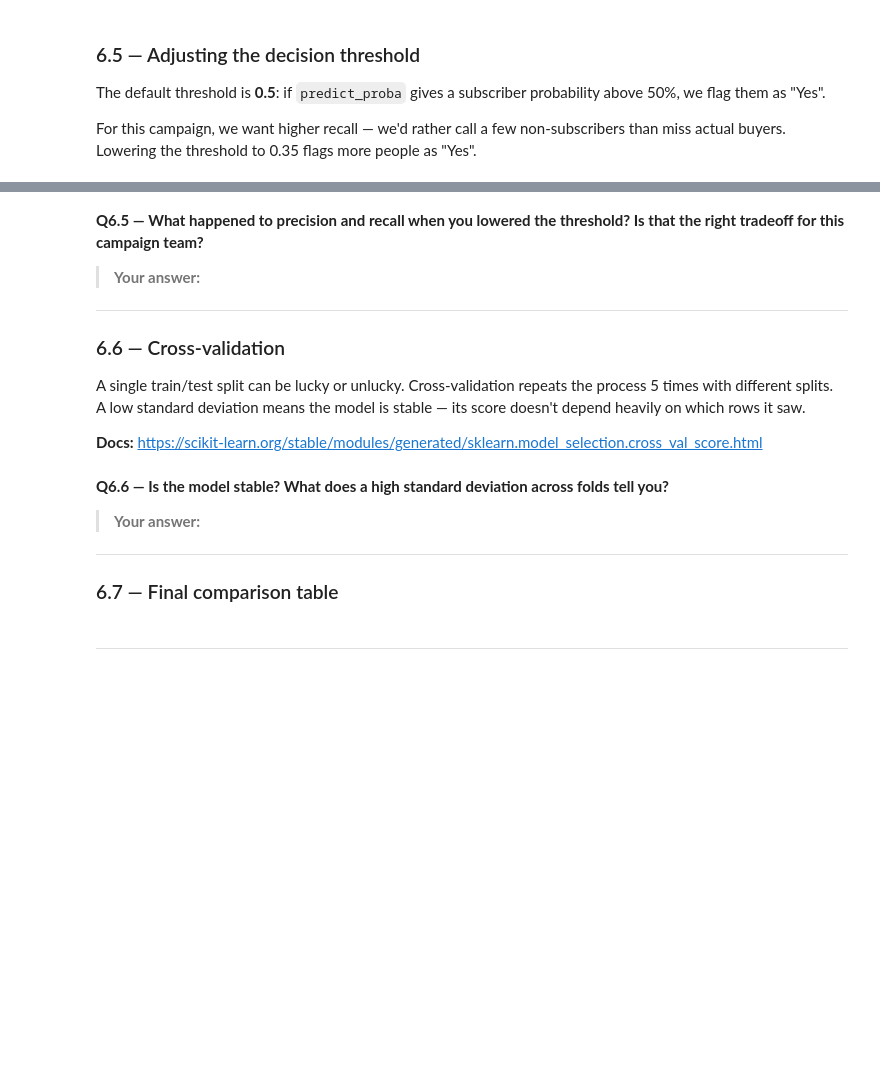
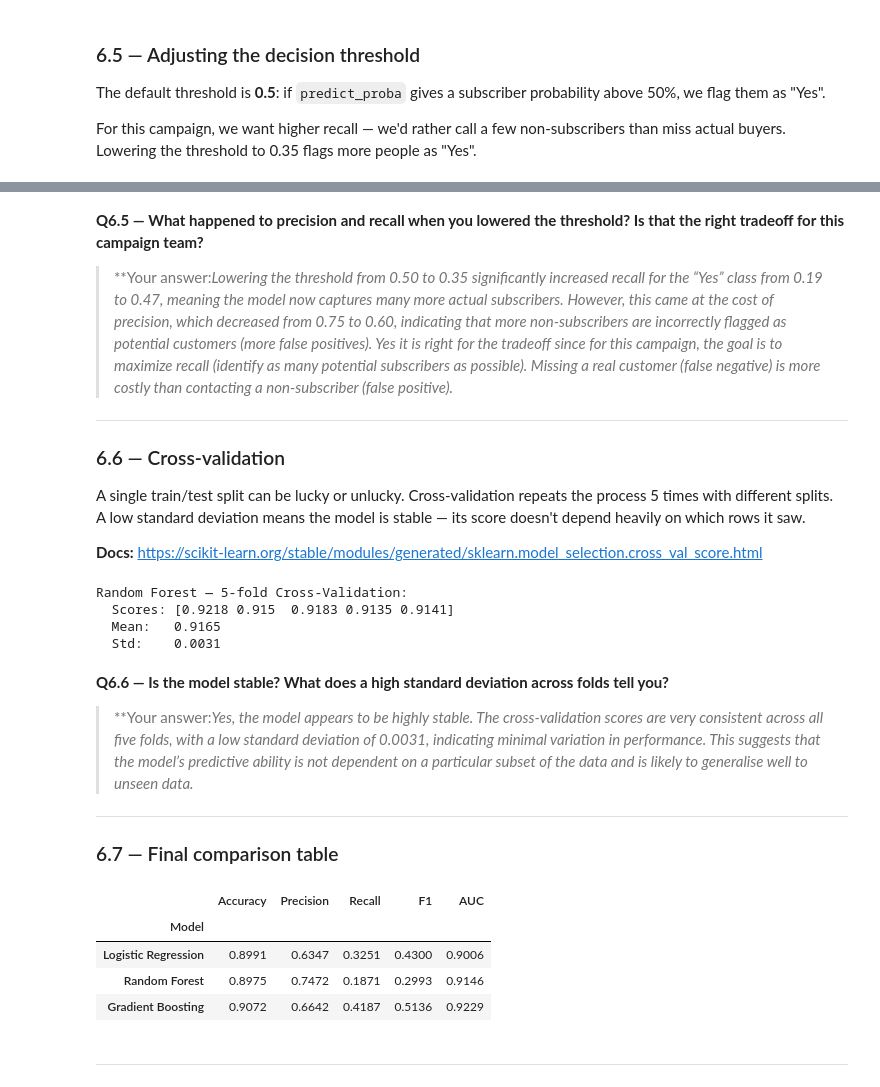
Before and after one commit to ReginaRobertson/Thrive-Africa-AdMLAI-Group-5-Assignments, a Jupyter notebook: AdMLAI_group_5_week5_assignment.ipynb, the cells around one changed output, grey strips where cells are left out. Cells and saved outputs as stored; diff of their text form; code cells hidden in the pictures; blank space fills up the shorter version.

```diff
--- a/AdMLAI_group_5_week5_assignment.ipynb
+++ b/AdMLAI_group_5_week5_assignment.ipynb
@@ -873,7 +895,7 @@ print(classification_report(y_test, y_pred_035, target_names=["No", "Yes"]))
 # %% [markdown]
 **Q6.5 — What happened to precision and recall when you lowered the threshold? Is that the right tradeoff for this campaign team?**
 
-> **Your answer:**
+> **Your answer:*Lowering the threshold from 0.50 to 0.35 significantly increased recall for the “Yes” class from 0.19 to 0.47, meaning the model now captures many more actual subscribers. However, this came at the cost of precision, which decreased from 0.75 to 0.60, indicating that more non-subscribers are incorrectly flagged as potential customers (more false positives). Yes it is right for the tradeoff since for this campaign, the goal is to maximize recall (identify as many potential subscribers as possible). Missing a real customer (false negative) is more costly than contacting a non-subscriber (false positive).*
 
 ---
 
@@ -888,9 +910,9 @@ cv_scores = cross_val_score(
     rf_pipeline,
     X_train,          # always cross-validate on training data only
     y_train,
-    cv=               # YOUR CODE HERE — how many folds? (5 is standard)
+    cv=5
        ,
-    scoring=          # YOUR CODE HERE — "roc_auc" or "recall" or "f1"?
+    scoring="roc_auc"
 
 )
 
@@ -898,10 +920,15 @@ print("Random Forest — 5-fold Cross-Validation:")
 print(f"  Scores: {cv_scores.round(4)}")
 print(f"  Mean:   {cv_scores.mean():.4f}")
 print(f"  Std:    {cv_scores.std():.4f}")
+# %% [output]
+Random Forest — 5-fold Cross-Validation:
+  Scores: [0.9218 0.915  0.9183 0.9135 0.9141]
+  Mean:   0.9165
+  Std:    0.0031
 # %% [markdown]
 **Q6.6 — Is the model stable? What does a high standard deviation across folds tell you?**
 
-> **Your answer:**
+> **Your answer:*Yes, the model appears to be highly stable. The cross-validation scores are very consistent across all five folds, with a low standard deviation of 0.0031, indicating minimal variation in performance. This suggests that the model’s predictive ability is not dependent on a particular subset of the data and is likely to generalise well to unseen data.*
 
 ---
 
@@ -909,25 +936,31 @@ print(f"  Std:    {cv_scores.std():.4f}")
 # %%
 results = []
 
 model_preds = [
     ("Logistic Regression", y_pred_lr,  logreg_pipeline),
     ("Random Forest",       y_pred_rf,  rf_pipeline),
+     ("Gradient Boosting",   y_pred_gbm,  gbm_pipeline),
 ]
 
-# BONUS: add your GradientBoosting results here if you completed Section 5.5
 
 for name, y_pred, pipeline in model_preds:
     y_proba = pipeline.predict_proba(X_test)[:, 1]
     results.append({
         "Model":     name,
         "Accuracy":  round(accuracy_score(y_test, y_pred),  4),
         "Precision": round(precision_score(y_test, y_pred), 4),
         "Recall":    round(recall_score(y_test, y_pred),    4),
         "F1":        round(f1_score(y_test, y_pred),        4),
         "AUC":       round(roc_auc_score(y_test, y_proba),  4),
     })
 
 pd.DataFrame(results).set_index("Model")
+# %% [output]
+|  | Accuracy | Precision | Recall | F1 | AUC |
+| Model |  |  |  |  |  |
+| Logistic Regression | 0.8991 | 0.6347 | 0.3251 | 0.4300 | 0.9006 |
+| Random Forest | 0.8975 | 0.7472 | 0.1871 | 0.2993 | 0.9146 |
+| Gradient Boosting | 0.9072 | 0.6642 | 0.4187 | 0.5136 | 0.9229 |
 # %% [markdown]
 ---
 # %% [markdown]
```
Also changed, not shown: parts of 7 cells of this notebook.
